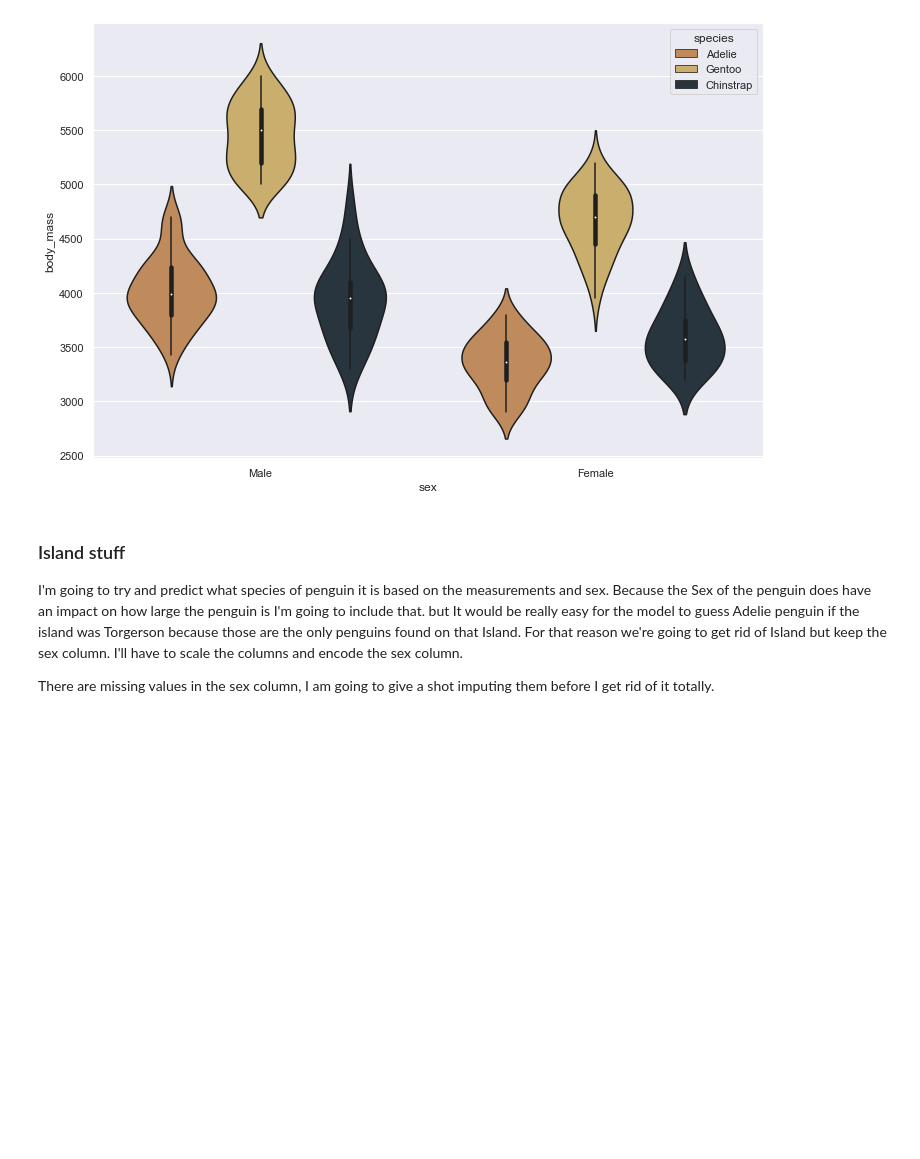
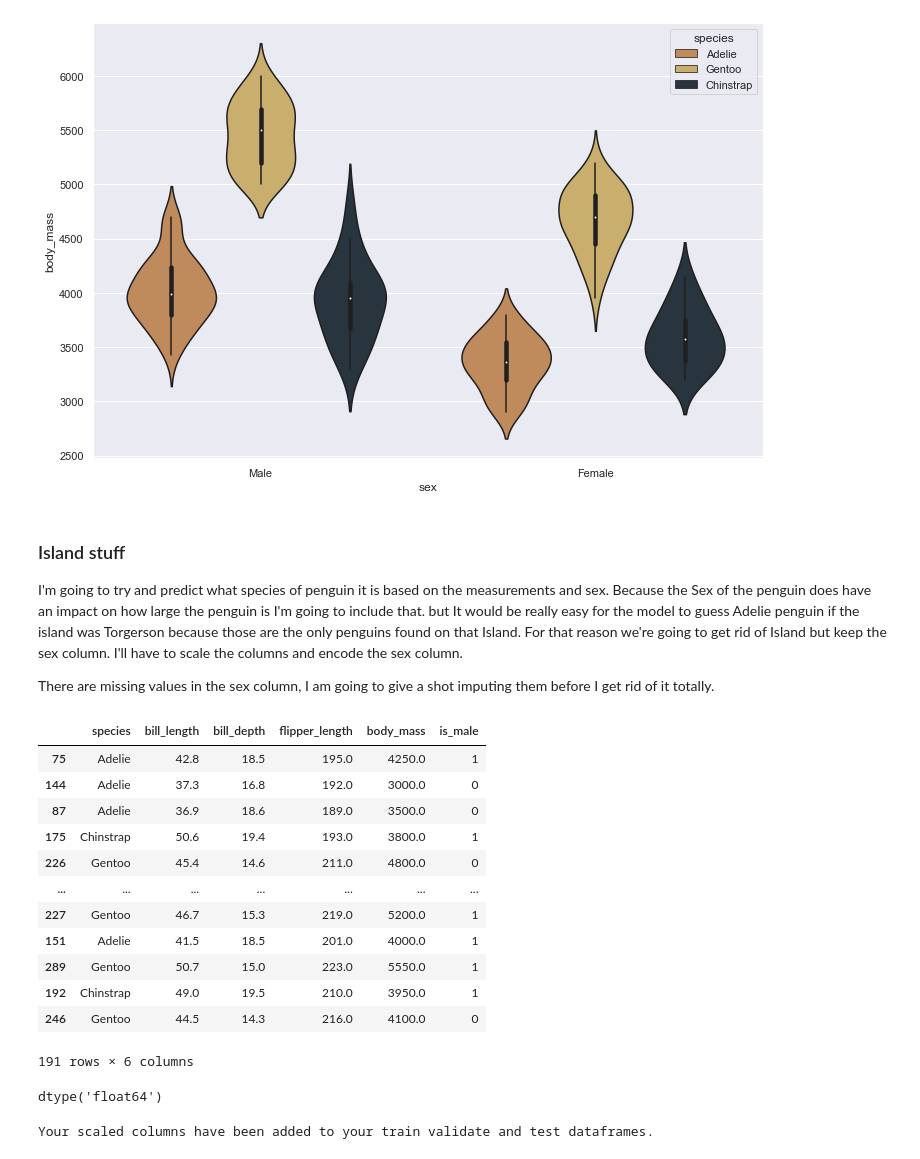
Before and after one commit to HeatherOrtegaMcMillan/penguin_project, a Jupyter notebook: penguin_project_notebook.ipynb, the cells around one changed output. Saved outputs shown, nothing was run; the diff lists cells and outputs as text; code cells hidden in the pictures; blank space fills up the shorter version.

Commit message:
test scaling and new prep functions from prepare module

```diff
--- a/penguin_project_notebook.ipynb
+++ b/penguin_project_notebook.ipynb
@@ -554,4 +553,22 @@ plt.show()
 I'm going to try and predict what species of penguin it is based on the measurements and sex. Because the Sex of the penguin does have an impact on how large the penguin is I'm going to include that. but It would be really easy for the model to guess Adelie penguin if the island was Torgerson because those are the only penguins found on that Island. For that reason we're going to get rid of Island but keep the sex column. I'll have to scale the columns and encode the sex column.
 
 There are missing values in the sex column, I am going to give a shot imputing them before I get rid of it totally.
+# %%
+train, validate, test = p.prep_penguins(df, explore = False)
+# %%
+train
+# %% [output]
+|  | species | bill_length | bill_depth | flipper_length | body_mass | is_male |
+| 75 | Adelie | 42.8 | 18.5 | 195.0 | 4250.0 | 1 |
+| 144 | Adelie | 37.3 | 16.8 | 192.0 | 3000.0 | 0 |
+| 87 | Adelie | 36.9 | 18.6 | 189.0 | 3500.0 | 0 |
+| 175 | Chinstrap | 50.6 | 19.4 | 193.0 | 3800.0 | 1 |
+| 226 | Gentoo | 45.4 | 14.6 | 211.0 | 4800.0 | 0 |
+| ... | ... | ... | ... | ... | ... | ... |
+| 227 | Gentoo | 46.7 | 15.3 | 219.0 | 5200.0 | 1 |
+| 151 | Adelie | 41.5 | 18.5 | 201.0 | 4000.0 | 1 |
+| 289 | Gentoo | 50.7 | 15.0 | 223.0 | 5550.0 | 1 |
+| 192 | Chinstrap | 49.0 | 19.5 | 210.0 | 3950.0 | 1 |
+| 246 | Gentoo | 44.5 | 14.3 | 216.0 | 4100.0 | 0 |
+191 rows × 6 columns
 # %%
@@ -558,0 +576,10 @@ from sklearn.preprocessing import OneHotEncoder
+# %%
+train.bill_length.dtypes
+# %% [output]
+dtype('float64')
+# %%
+# scale the columns
+var_cols = [col for col in list(train) if train[col].dtypes == 'float']
+mm_scaler, scaled_cols_list = p.my_scaler(train, validate, test, var_cols, MinMaxScaler(), 'mm')
+# %% [output]
+Your scaled columns have been added to your train validate and test dataframes.
```
Also changed, not shown: parts of 3 cells of this notebook.
